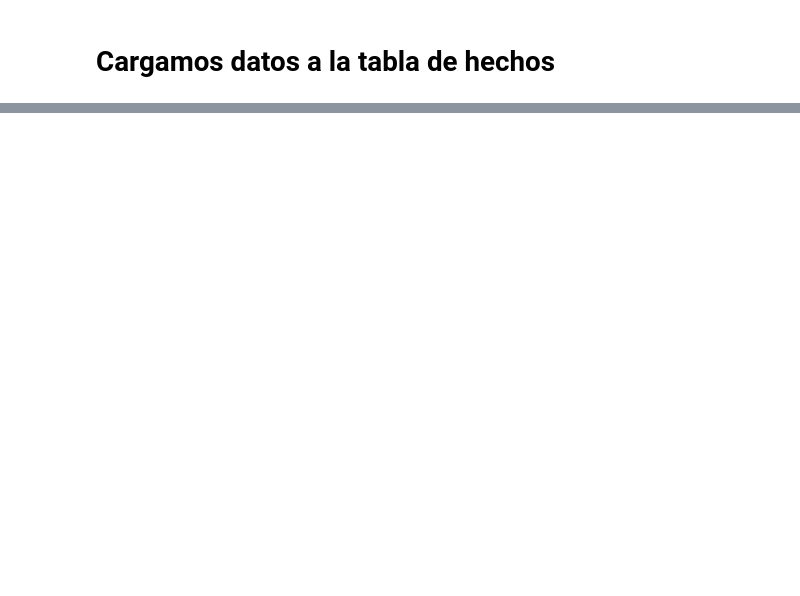
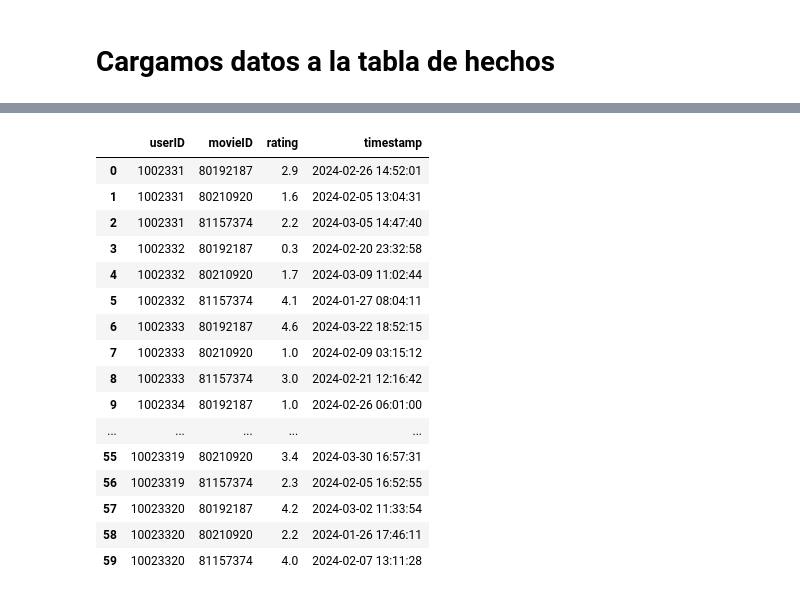
Before and after one commit to andrei-galed/Datapath-Python, a Jupyter notebook: Sesion3/ETL/ETL.ipynb, the cells around one changed output, grey strips where cells are left out. Cells and saved outputs as stored; diff of their text form; code cells hidden in the pictures; blank space fills up the shorter version.

```diff
--- a/Sesion3/ETL/ETL.ipynb
+++ b/Sesion3/ETL/ETL.ipynb
@@ -216,0 +220,4 @@ watchs_data
+# %%
+dbname=client["ramdon_data"]
+randf_to_dict = randf.to_dict("records")
+dbname["random"].insert_many(randf_to_dict)
@@ -216,0 +226,4 @@ watchs_data
+# %%
+rating_collection = dbname['random']
+random_rating = rating_collection.find({})
+random_rating
@@ -216,0 +232,3 @@ watchs_data
+# %%
+df_random_rating = pd.DataFrame(random_rating)
+df_random_rating
@@ -216,0 +253,3 @@ watchs_data
+# %%
+df_random_rating = df_random_rating.drop(columns=['_id'])
+df_random_rating
@@ -217,3 +276,24 @@ watchs_data
+# %%
+watchs_data = pd.concat([watchs_data,df_random_rating],axis=1)
+watchs_data
+# %% [output]
+|  | userID | movieID | rating | timestamp |
+| 0 | 1002331 | 80192187 | 2.9 | 2024-02-26 14:52:01 |
+| 1 | 1002331 | 80210920 | 1.6 | 2024-02-05 13:04:31 |
+| 2 | 1002331 | 81157374 | 2.2 | 2024-03-05 14:47:40 |
+| 3 | 1002332 | 80192187 | 0.3 | 2024-02-20 23:32:58 |
+| 4 | 1002332 | 80210920 | 1.7 | 2024-03-09 11:02:44 |
+| 5 | 1002332 | 81157374 | 4.1 | 2024-01-27 08:04:11 |
+| 6 | 1002333 | 80192187 | 4.6 | 2024-03-22 18:52:15 |
+| 7 | 1002333 | 80210920 | 1.0 | 2024-02-09 03:15:12 |
+| 8 | 1002333 | 81157374 | 3.0 | 2024-02-21 12:16:42 |
+| 9 | 1002334 | 80192187 | 1.0 | 2024-02-26 06:01:00 |
+| ... | ... | ... | ... | ... |
+| 55 | 10023319 | 80210920 | 3.4 | 2024-03-30 16:57:31 |
+| 56 | 10023319 | 81157374 | 2.3 | 2024-02-05 16:52:55 |
+| 57 | 10023320 | 80192187 | 4.2 | 2024-03-02 11:33:54 |
+| 58 | 10023320 | 80210920 | 2.2 | 2024-01-26 17:46:11 |
+| 59 | 10023320 | 81157374 | 4.0 | 2024-02-07 13:11:28 |
 # %%
 # Cargamos los datos a la tabla de hechos
 watchs_data.to_sql("FactWatchs", conn, if_exists='append', index=False)
```
Also changed, not shown: parts of 22 cells of this notebook.
